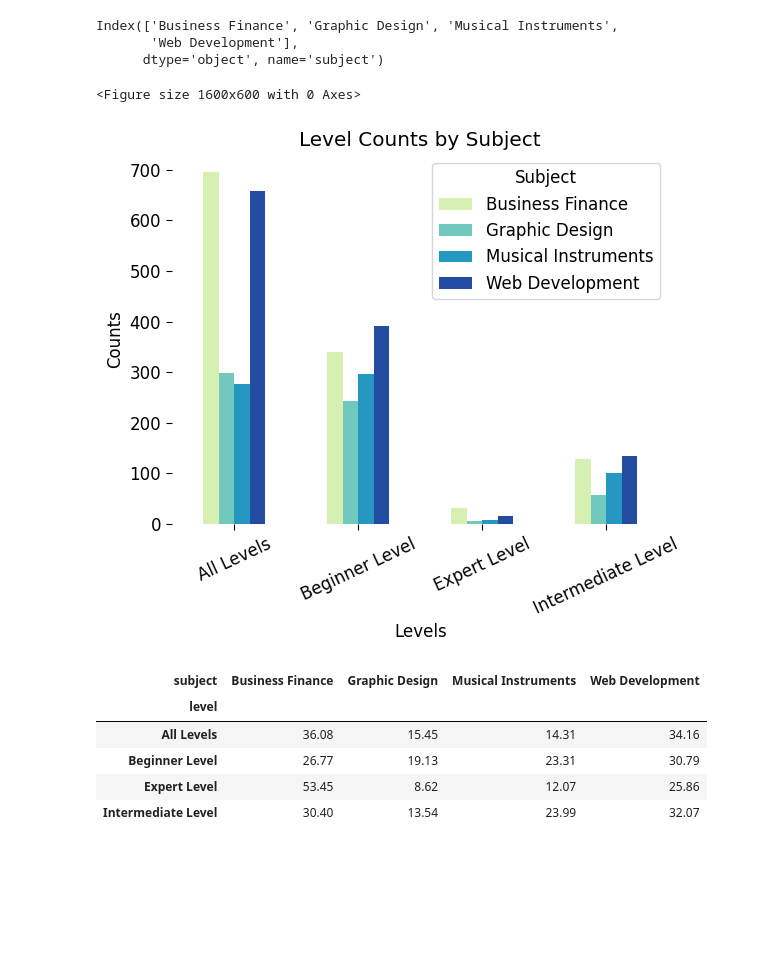
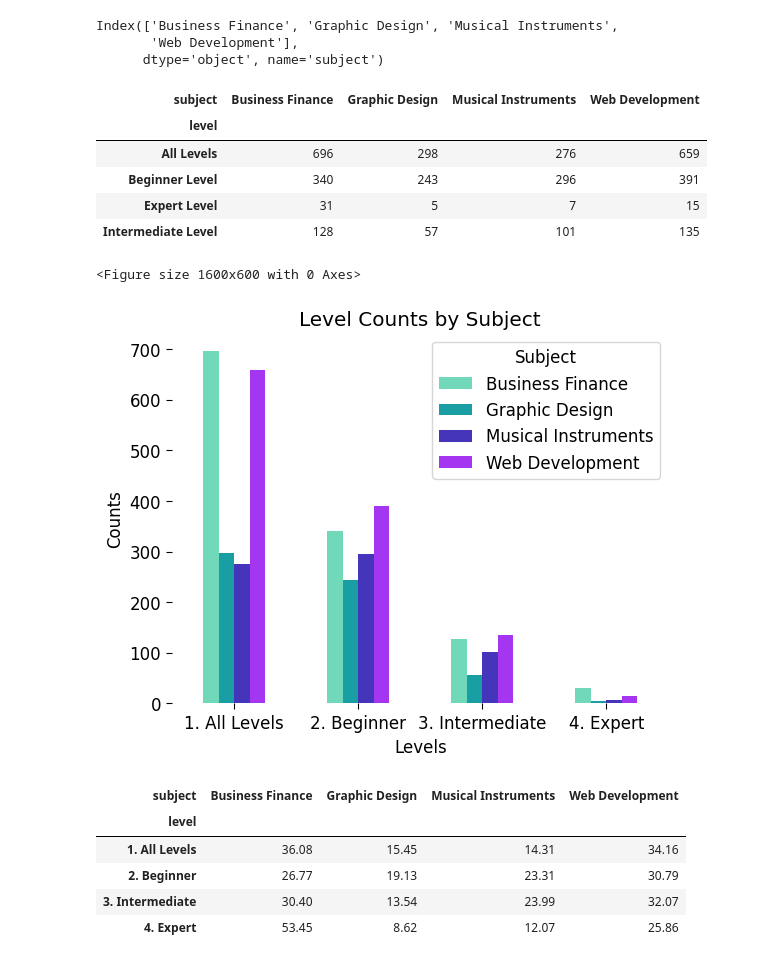
Before and after one commit to frm1789/100DaysOfPython, a Jupyter notebook: Coursera_analysis.ipynb, the cells around one changed output. Saved outputs shown, nothing was run; the diff lists cells and outputs as text; code cells hidden in the pictures; blank space fills up the shorter version.

```diff
--- a/Coursera_analysis.ipynb
+++ b/Coursera_analysis.ipynb
@@ -167,11 +177,11 @@ plt.show()
 level_counts = df['level'].value_counts()
 # %%
 
-sns.set_palette("Set2")
+palette_ = ('#72D8BA','#199FA3','#4435BB','#A435F0')
 
 # Create a violin plot with custom aesthetics
 plt.figure(figsize=(10, 6))
-sns.barplot(data=level_counts, y=level_counts.values, x=level_counts.index, palette="YlGnBu")
+sns.barplot(data=level_counts, y=level_counts.values, x=level_counts.index, palette=palette_)
 sns.despine(left=True, bottom=True)
 
 # Customize labels and title
@@ -213,37 +223,60 @@ Index(['Business Finance', 'Graphic Design', 'Musical Instruments',
       dtype='object', name='subject')
 # %%
 level_counts_by_subject = level_counts_by_subject.T
+# %%
+level_counts_by_subject
+# %% [output]
+| subject | Business Finance | Graphic Design | Musical Instruments | Web Development |
+| level |  |  |  |  |
+| All Levels | 696 | 298 | 276 | 659 |
+| Beginner Level | 340 | 243 | 296 | 391 |
+| Expert Level | 31 | 5 | 7 | 15 |
+| Intermediate Level | 128 | 57 | 101 | 135 |
+# %%
+new_row_names = {'All Levels': '1. All Levels', 'Beginner Level': '2. Beginner', 'Intermediate Level': '3. Intermediate', 'Expert Level': '4. Expert'}
+level_counts_by_subject = level_counts_by_subject.rename(index=new_row_names)
+# %%
+# Rename the index based on the new row names
+level_counts_by_subject = level_counts_by_subject.rename(index=new_row_names)
+# %%
+desired_order = [
+    '1. All Levels',
+    '2. Beginner',
+    '3. Intermediate',
+    '4. Expert'
+]
+
+# Reindex the DataFrame to match the desired order
+level_counts_by_subject = level_counts_by_subject.reindex(desired_order)
 # %%
-# Plot the data as a bar plot
+palette_ = ('#72D8BA','#199FA3','#4435BB','#A435F0')
+plt.figure(figsize=(16, 6))
 
-# Create a violin plot with custom aesthetics
-plt.figure(figsize=(16, 6))
-ylgnbu_palette = sns.color_palette("YlGnBu", 4)
 bar_width = 0.8
 
-level_counts_by_subject.plot(kind='bar', stacked=False, color=ylgnbu_palette)
+level_counts_by_subject.plot(kind='bar', stacked=False, color=palette_)
 sns.despine(left=True, bottom=True)
-plt.xticks(rotation=25)
+plt.xticks(rotation=0)
 # Add labels and a legend
 plt.xlabel('Levels')
 plt.xticks(x, level_counts_by_subject.index)
 plt.ylabel('Counts')
 plt.title('Level Counts by Subject')
 plt.legend(title='Subject')
 
 # Show the plot
 plt.show()
 # %% [output]
 <Figure size 1600x600 with 0 Axes>
-[figure, old version]
+[figure, new version]
 # %%
 level_counts_by_subject_pct = round(level_counts_by_subject.div(level_counts_by_subject.sum(axis=1), axis=0)*100,2)
 level_counts_by_subject_pct
 # %% [output]
 | subject | Business Finance | Graphic Design | Musical Instruments | Web Development |
 | level |  |  |  |  |
-| All Levels | 36.08 | 15.45 | 14.31 | 34.16 |
-| Beginner Level | 26.77 | 19.13 | 23.31 | 30.79 |
-| Expert Level | 53.45 | 8.62 | 12.07 | 25.86 |
-| Intermediate Level | 30.40 | 13.54 | 23.99 | 32.07 |
+| 1. All Levels | 36.08 | 15.45 | 14.31 | 34.16 |
+| 2. Beginner | 26.77 | 19.13 | 23.31 | 30.79 |
+| 3. Intermediate | 30.40 | 13.54 | 23.99 | 32.07 |
+| 4. Expert | 53.45 | 8.62 | 12.07 | 25.86 |
 # %%
```
Also changed, not shown: parts of 10 cells of this notebook.
